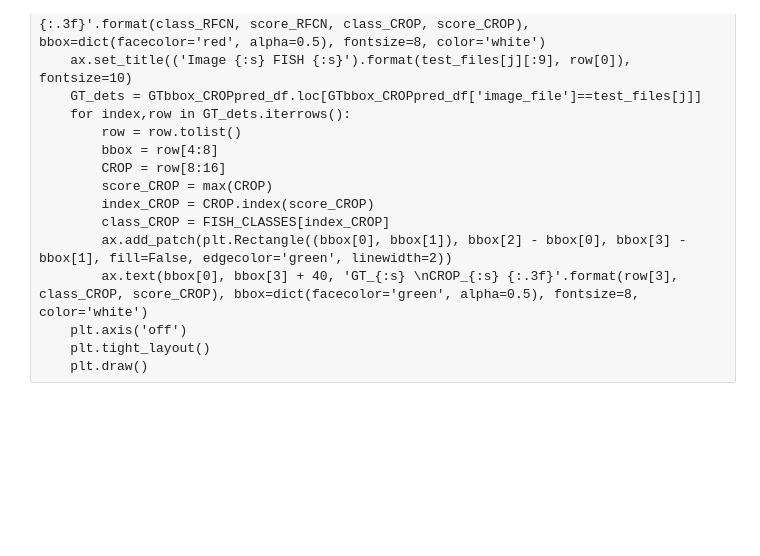
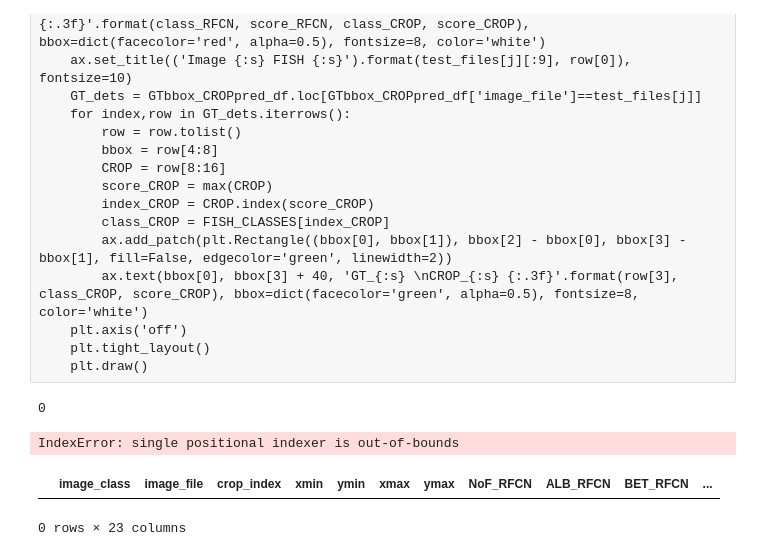
Before and after one commit to namiyao/Kaggle_NCFM, a Jupyter notebook: model_bbox/Classifier_directory.ipynb, the cells around one changed output. Cells and saved outputs as stored; diff of their text form; code cells hidden in the pictures; blank space fills up the shorter version.

```diff
--- a/model_bbox/Classifier_directory.ipynb
+++ b/model_bbox/Classifier_directory.ipynb
@@ -639,8 +592,10 @@ for j in range(0,4777,500):
 # clsMaxAve
 # test_pred_df = ['image_class','image_file','NoF', 'ALB', 'BET', 'DOL', 'LAG', 'OTHER', 'SHARK', 'YFT']
 
+with open("../RFCN/ImageSets/Main/test.txt","r") as f:
+    test_files = f.readlines()
+
 test_pred_df = pd.DataFrame(columns=['image_class','image_file','NoF', 'ALB', 'BET', 'DOL', 'LAG', 'OTHER', 'SHARK', 'YFT'])
-
 for j in range(len(test_files)):
     if j%1000 == 0: print(j)
     image_file = test_files[j]
@@ -648,9 +603,9 @@ for j in range(len(test_files)):
     image_class = test_preds_im_df.iloc[0]['image_class']
     test_preds_im_df = test_preds_im_df[['NoF_CROP', 'ALB_CROP', 'BET_CROP', 'DOL_CROP', 'LAG_CROP', 'OTHER_CROP', 'SHARK_CROP', 'YFT_CROP']]
     test_preds_im_df.columns = FISH_CLASSES
-    test_preds_im = np.asarray(test_preds_im_df)
-    score_max = np.max(test_preds_im, axis=1)
-    inds = np.argmax(test_preds_im, axis=1)
+    test_preds_im_array = np.asarray(test_preds_im_df)
+    score_max = np.max(test_preds_im_array, axis=1)
+    inds = np.argmax(test_preds_im_array, axis=1)
     labels = [FISH_CLASSES[ind] for ind in inds]
     test_preds_im_df['max_cls'] = labels
     test_preds_im_df['max_score'] = score_max
@@ -659,10 +614,18 @@ for j in range(len(test_files)):
     test_preds_im_df = test_preds_im_df[idx]
     l = FISH_CLASSES.copy()
     l.append('Counts')
-    test_preds_im_array = test_preds_im_df[l].as_matrix()
-    test_preds_im = [image_class,image_file]
-    test_preds_im.extend(np.average(test_preds_im_array[:,:-1], axis=0, weights=test_preds_im_array[:,-1], returned=False).tolist())
-    test_pred_df.loc[len(GTbbox_df)]=test_preds_im
+    test_preds_im_clsMax = test_preds_im_df[l].as_matrix()
+    test_preds_im_clsMaxAve = [image_class,image_file]
+    test_preds_im_clsMaxAve.extend(np.average(test_preds_im_clsMax[:,:-1], axis=0, weights=test_preds_im_clsMax[:,-1], returned=False).tolist())
+    test_pred_df.loc[len(GTbbox_df)]=test_preds_im_clsMaxAve
+# %% [output]
+0
+IndexError: single positional indexer is out-of-bounds
+# %%
+test_preds_im_df
+# %% [output]
+|  | image_class | image_file | crop_index | xmin | ymin | xmax | ymax | NoF_RFCN | ALB_RFCN | BET_RFCN | ... |
+0 rows × 23 columns
 # %%
 #temperature
 T = 1
```
Also changed, not shown: parts of 6 cells of this notebook.
